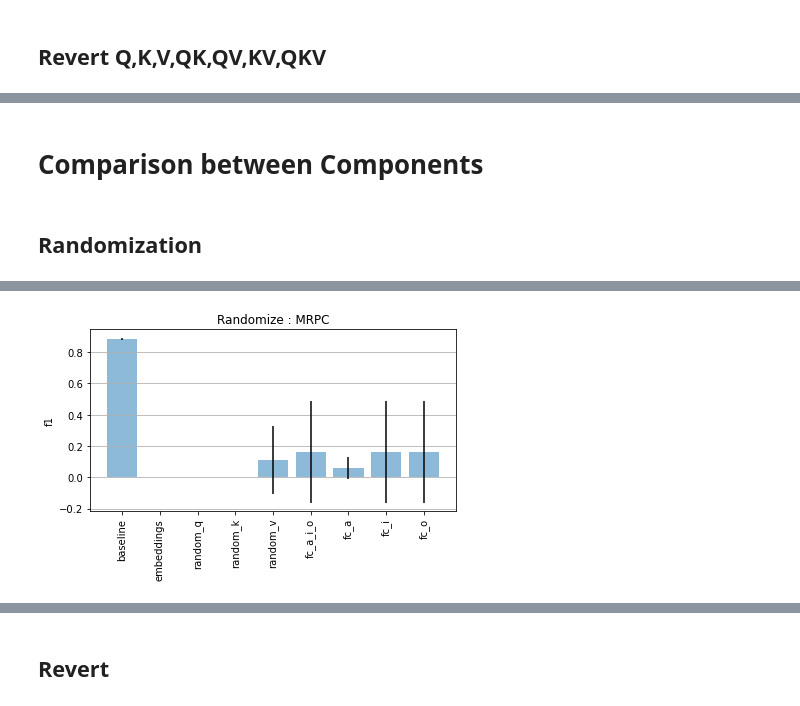
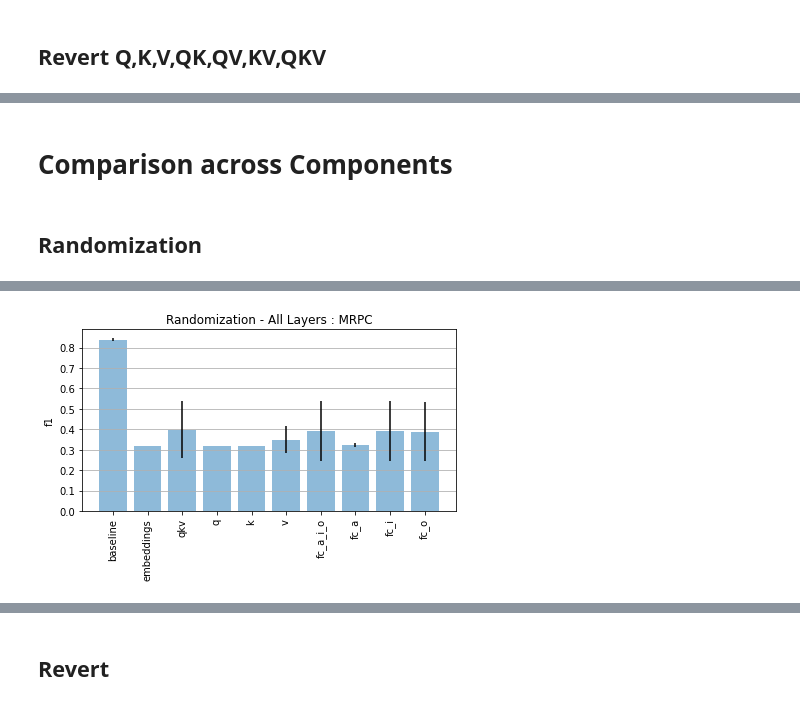
Before and after one commit to sai-prasanna/bert-experiments, a Jupyter notebook: experiment_analysis/analysis_1.ipynb, the cells around one changed output, grey strips where cells are left out. Cells and saved outputs as stored; diff of their text form; code cells hidden in the pictures.

```diff
--- a/experiment_analysis/analysis_1.ipynb
+++ b/experiment_analysis/analysis_1.ipynb
@@ -27,11 +27,9 @@ def flatten_metrics(metrics):
     }
     flattened["MRPC"] = {
         "metric": "f1",
-        "mean": metrics["MRPC"]["f1"][0],
-        "stdv": metrics["MRPC"]["f1"][1]
+        "mean": metrics["MRPC"]["acc"][0],
+        "stdv": metrics["MRPC"]["acc"][1]
     }
-
-
     flattened["QNLI"] = {
         "metric": "acc",
         "mean": metrics["QNLI"]["acc"][0],
@@ -125,5 +123,15 @@ plot_all_task_metrics(analyzed_metrics, "Embeddings")
 # %%
 analyzed_metrics = [("baseline", baseline)]
+
+random_path = experiments_path / "randomize_qkv_together" / f"qkv_layer_all_results.json"
+with random_path.open() as f:
+    random_results = json.load(f)
+analyzed_metrics.append((f"random_qkv", random_results))
+
+revert_path = experiments_path / "revert_qkv" / f"qkv_layer_all_results.json"
+with revert_path.open() as f:
+    revert_results = json.load(f)
+analyzed_metrics.append((f"revert_qkv", revert_results))
 
 for component in ["query", "key", "value"]:
     random_path = experiments_path / "randomize_qkv" / f"{component}_layer_all_results.json"
@@ -256,5 +264,5 @@ plot_all_task_metrics(analyzed_metrics, "Revert")
 # %% [markdown]
-# Comparison between Components
+# Comparison across Components
 # %% [markdown]
 ## Randomization
 # %%
@@ -263,32 +271,39 @@ random_embeddings_path = experiments_path / "randomize_embeddings" / "results.js
 with random_embeddings_path.open() as f:
     random_embeddings = json.load(f)
 analyzed_metrics.append(("embeddings", random_embeddings))
+
+random_path = experiments_path / "randomize_qkv_together" / f"qkv_layer_all_results.json"
+with random_path.open() as f:
+    random_results = json.load(f)
+analyzed_metrics.append((f"qkv", random_results))
+
+
 for component in ["query", "key", "value"]:
     random_path = experiments_path / "randomize_qkv" / f"{component}_layer_all_results.json"
     with random_path.open() as f:
         random_results = json.load(f)
-    analyzed_metrics.append((f"random_{component[0]}", random_results))
+    analyzed_metrics.append((f"{component[0]}", random_results))
 
-random_embeddings_path = experiments_path / "randomize_fc" / "fc_a_i_o_layer_all_results.json"
-with random_embeddings_path.open() as f:
-    random_embeddings = json.load(f)
-analyzed_metrics.append(("fc_a_i_o", random_embeddings))
+random_path = experiments_path / "randomize_fc" / "fc_a_i_o_layer_all_results.json"
+with random_path.open() as f:
+    random_results = json.load(f)
+analyzed_metrics.append(("fc_a_i_o", random_results))
 
 
-random_embeddings_path = experiments_path / "randomize_fc" / "fc_a_all_results.json"
-with random_embeddings_path.open() as f:
-    random_embeddings = json.load(f)
-analyzed_metrics.append(("fc_a", random_embeddings))
+random_path = experiments_path / "randomize_fc" / "fc_a_all_results.json"
+with random_path.open() as f:
+    random_results = json.load(f)
+analyzed_metrics.append(("fc_a", random_results))
 
-random_embeddings_path = experiments_path / "randomize_fc" / "fc_i_all_results.json"
-with random_embeddings_path.open() as f:
-    random_embeddings = json.load(f)
-analyzed_metrics.append(("fc_i", random_embeddings))
+random_path = experiments_path / "randomize_fc" / "fc_i_all_results.json"
+with random_path.open() as f:
+    random_results = json.load(f)
+analyzed_metrics.append(("fc_i", random_results))
 
-random_embeddings_path = experiments_path / "randomize_fc" / "fc_i_all_results.json"
-with random_embeddings_path.open() as f:
-    random_embeddings = json.load(f)
-analyzed_metrics.append(("fc_o", random_embeddings))
+random_path = experiments_path / "randomize_fc" / "fc_o_all_results.json"
+with random_path.open() as f:
+    random_results = json.load(f)
+analyzed_metrics.append(("fc_o", random_results))
 
-plot_all_task_metrics(analyzed_metrics, "Randomize")
+plot_all_task_metrics(analyzed_metrics, "Randomization - All Layers")
 # %% [output]
@@ -297 +312 @@ plot_all_task_metrics(analyzed_metrics, "Randomize")
-[figure, old version]
+[figure, new version]
```
Also changed, not shown: parts of 9 cells of this notebook.
